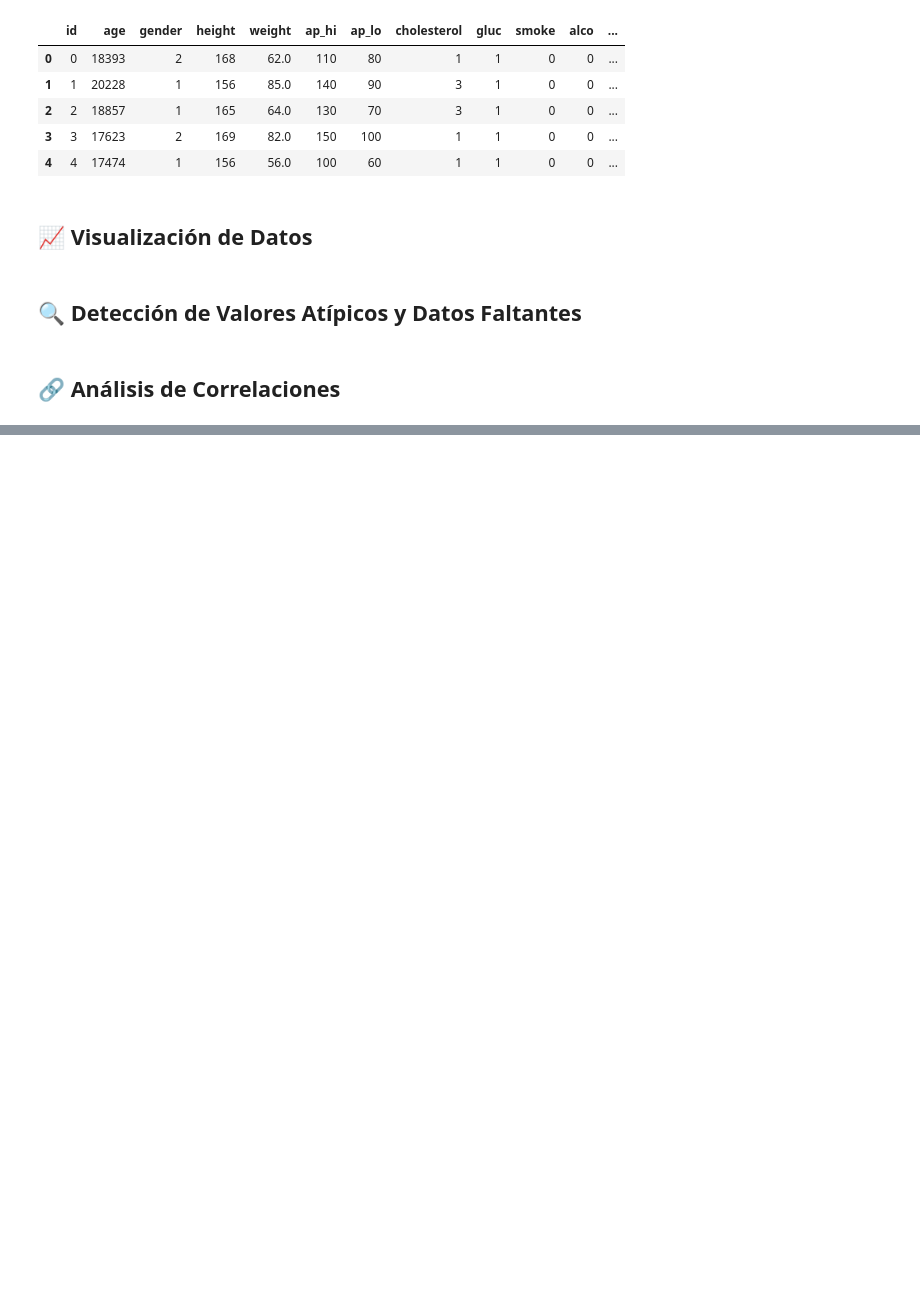
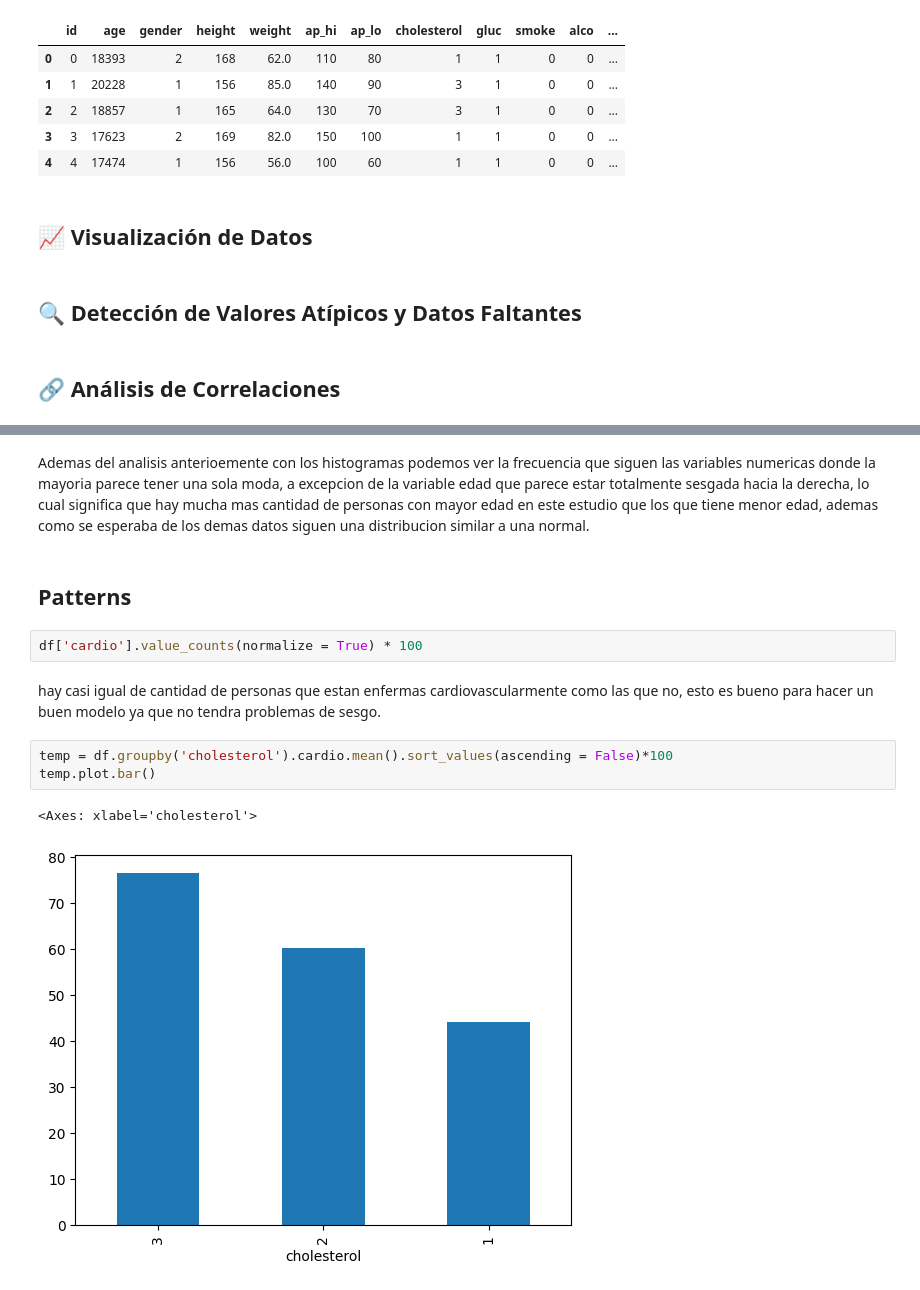
Before and after one commit to caroldvarela/ETL-1, a Jupyter notebook: notebooks/002_EDA.ipynb, the cells around one changed output, grey strips where cells are left out. Drawn from its saved outputs; the diff is of its cells as text; blank space fills up the shorter version.

Commit message:
Patters and Data Distribution

```diff
--- a/notebooks/002_EDA.ipynb
+++ b/notebooks/002_EDA.ipynb
@@ -75,0 +122,14 @@ df.head()
+# %% [markdown]
+Ademas del analisis anterioemente con los histogramas podemos ver la frecuencia que siguen las variables numericas donde la mayoria parece tener una sola moda, a excepcion de la variable edad que parece estar totalmente sesgada hacia la derecha, lo cual significa que hay mucha mas cantidad de personas con mayor edad en este estudio que los que tiene menor edad, ademas como se esperaba de los demas datos siguen una distribucion similar a una normal.
+# %% [markdown]
+## Patterns
+# %%
+df['cardio'].value_counts(normalize = True) * 100
+# %% [markdown]
+hay casi igual de cantidad de personas que estan enfermas cardiovascularmente como las que no, esto es bueno para hacer un buen modelo ya que no tendra problemas de sesgo.
+# %%
+temp = df.groupby('cholesterol').cardio.mean().sort_values(ascending = False)*100
+temp.plot.bar()
+# %% [output]
+<Axes: xlabel='cholesterol'>
+[figure, added]
```
Also changed, not shown: parts of 11 cells of this notebook.
